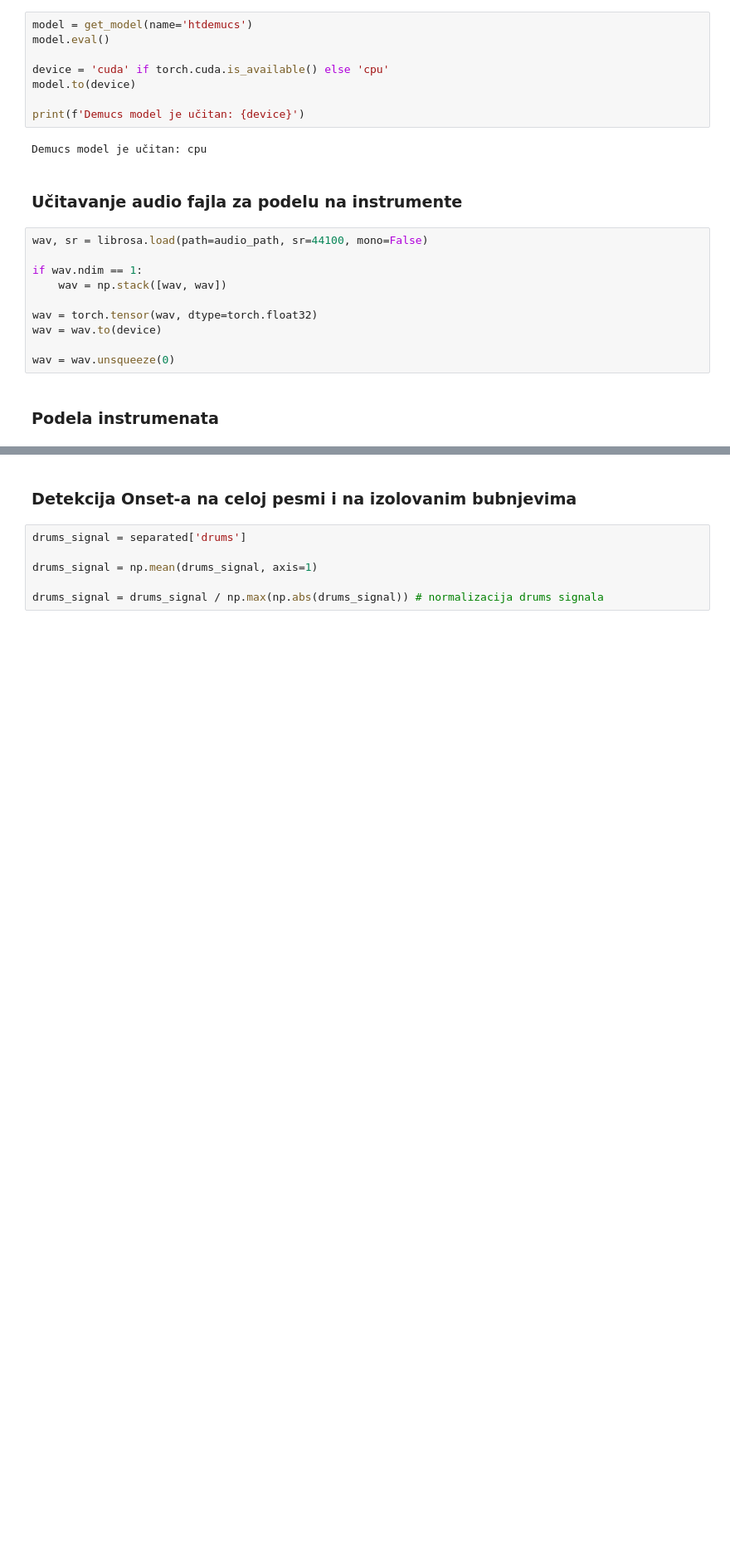
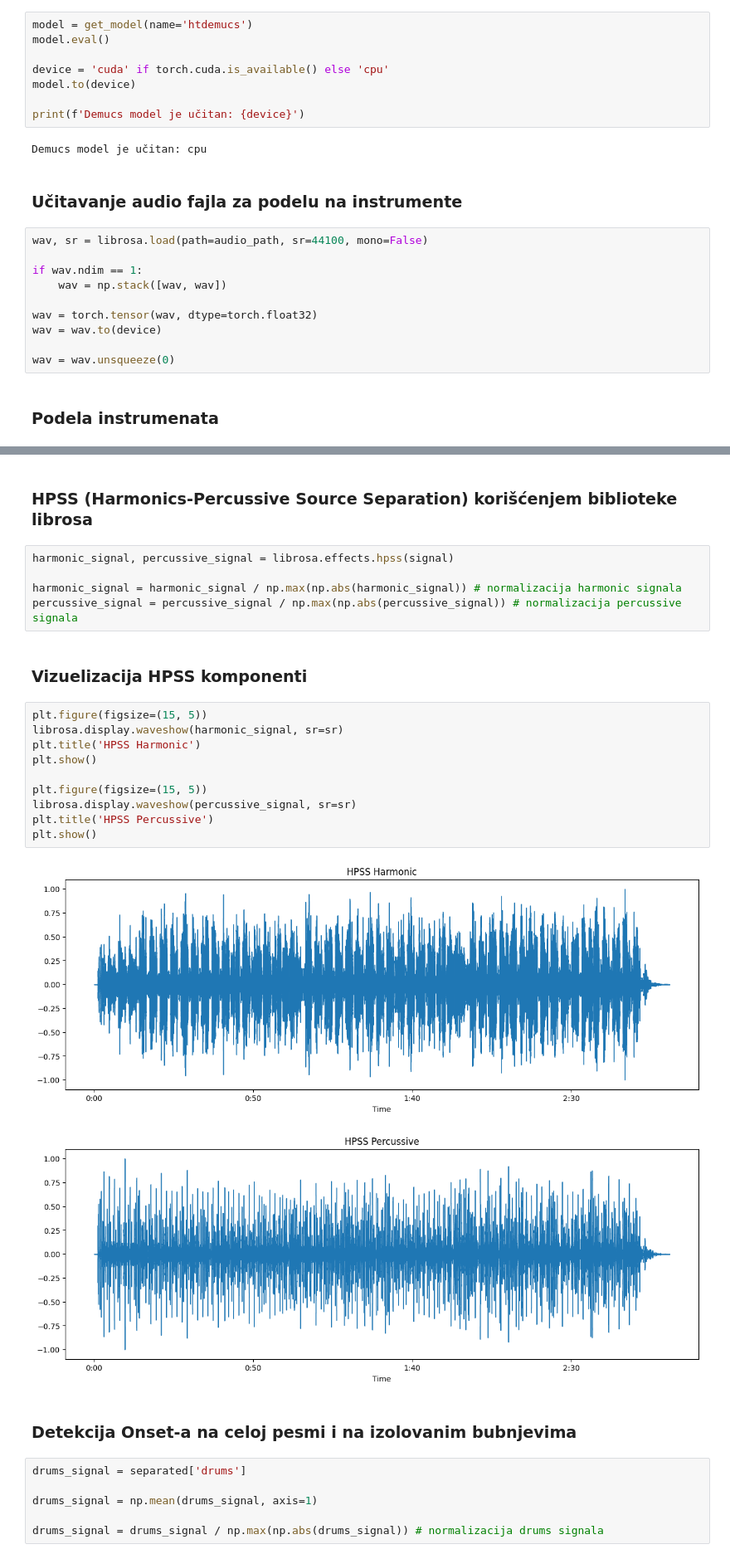
Before and after one commit to maslesa/WaveSplitNotebook, a Jupyter notebook: wave_split.ipynb, the cells around one changed output, grey strips where cells are left out. Shown at 83% size. Saved outputs shown, nothing was run; the diff lists cells and outputs as text; blank space fills up the shorter version.

```diff
--- a/wave_split.ipynb
+++ b/wave_split.ipynb
@@ -147,3 +148,25 @@ Sačuvano: ./separated\bob_marley_could_you_be_loved\bob_marley_could_you_be_lov
+# %% [markdown]
+### HPSS (Harmonics-Percussive Source Separation) korišćenjem biblioteke librosa
+# %%
+harmonic_signal, percussive_signal = librosa.effects.hpss(signal)
+
+harmonic_signal = harmonic_signal / np.max(np.abs(harmonic_signal)) # normalizacija harmonic signala
+percussive_signal = percussive_signal / np.max(np.abs(percussive_signal)) # normalizacija percussive signala
+# %% [markdown]
+### Vizuelizacija HPSS komponenti
+# %%
+plt.figure(figsize=(15, 5))
+librosa.display.waveshow(harmonic_signal, sr=sr)
+plt.title('HPSS Harmonic')
+plt.show()
+
+plt.figure(figsize=(15, 5))
+librosa.display.waveshow(percussive_signal, sr=sr)
+plt.title('HPSS Percussive')
+plt.show()
+# %% [output]
+[figure, added]
+[figure, added]
 # %% [markdown]
 ### Detekcija Onset-a na celoj pesmi i na izolovanim bubnjevima
 # %%
```
Also changed, not shown: parts of 24 cells of this notebook, 1 other file.
